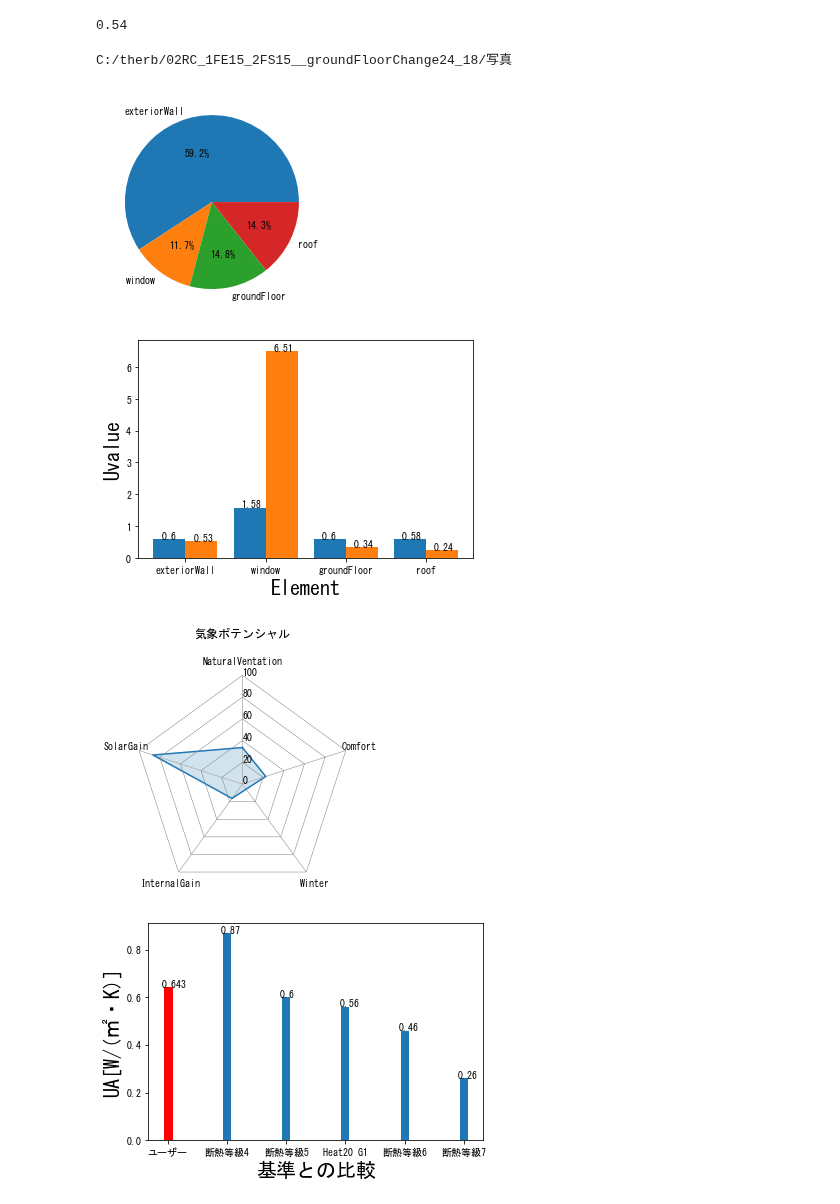
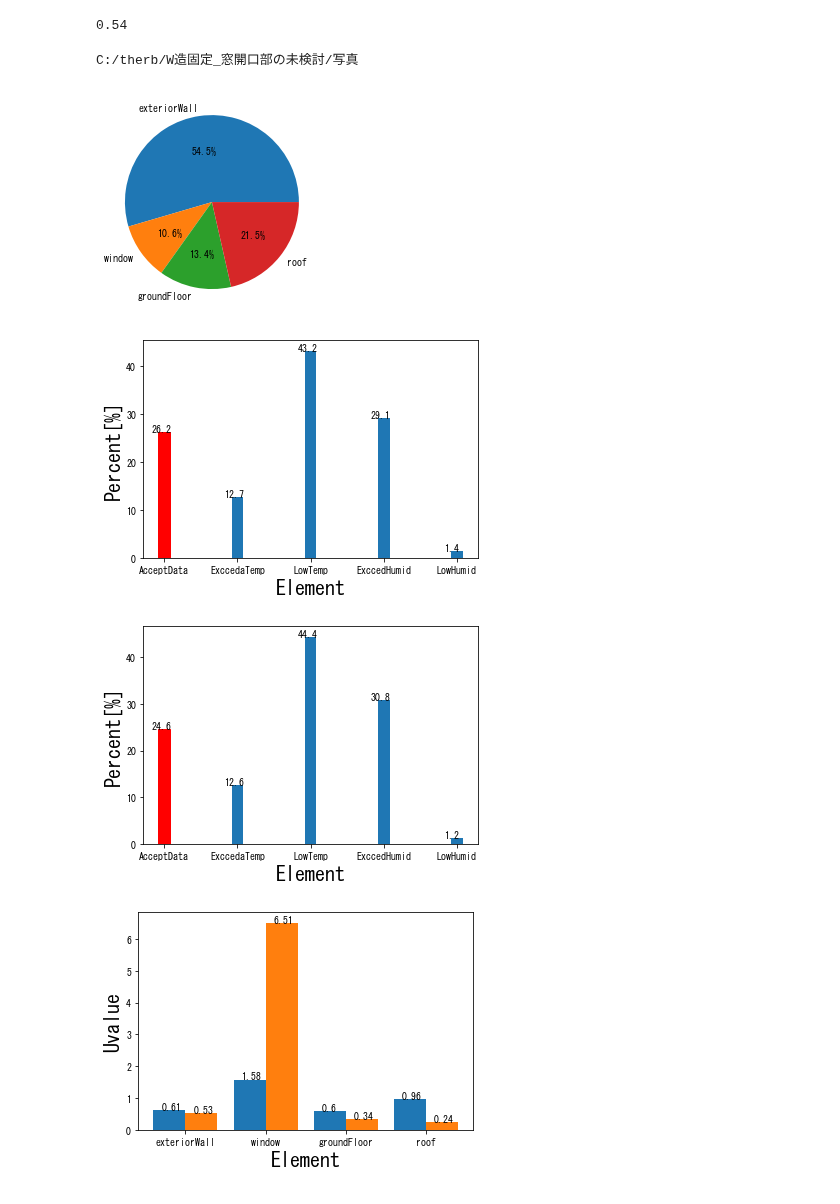
Before and after one commit to becat-oss/therb-notebook, a Jupyter notebook: 【守田】→まとめ.ipynb, the cells around one changed output. Cells and saved outputs as stored; diff of their text form; code cells hidden in the pictures.

```diff
--- a/【守田】→まとめ.ipynb
+++ b/【守田】→まとめ.ipynb
@@ -318,6 +318,42 @@ def polygonbar_Outdoorpotencial(id,path):
     ax.set_title("気象ポテンシャル", pad=20,fontname="MS Gothic")
     fig.savefig(f'{path}/気象ポテンシャル.png')
 
+# 部屋のポテンシャルを比較する。(棒グラフ)
+def compareIndoor1data(id1,path):
+    data1=int(id1)
+    for listcount in range(len(Indoorenvironmentalresults(data1))):
+        height = list(Indoorenvironmentalresults(data1)[listcount]["results"].values())
+        roomId=Indoorenvironmentalresults(data1)[listcount]["roomId"]
+        # グラフを描画する
+        fig, ax = plt.subplots()
+        x = np.arange(1, 6)
+        bar_comparesingleIndoorenvironment(ax, x, height)
+        #軸を設定する。
+        plt.xlabel("Element", fontsize=20)
+        plt.ylabel("Percent[%]", fontsize=20)
+        fig.savefig(f'{path}/{roomId}室内ポテンシャル.png')
+
+#compareIndoor1data(id1,path)の為の関数
+# -*- coding: utf-8 -*-
+#!/usr/bin/env python
+def bar_comparesingleIndoorenvironment(axes, x, height):
+    plt.rcParams["font.family"] = "MS Gothic"
+    n = len(height)
+    width = 0.8 / n
+
+    if n % 2 == 0:
+        diff = - (n / 2) * width
+        S=axes.bar(x + diff, height, width, align='center',tick_label=['AcceptData', 'ExccedaTemp', 'LowTemp', 'ExccedHumid', 'LowHumid'])
+        S[0].set_color("red")
+        for value in range(len(height)):
+            plt.annotate(str(height[value]), xy=(value+0.5,height[value]), fontsize=10, color="black")
+    else:
+        diff = - ((n - 1) / 2) * width
+        S=axes.bar(x + diff, height, width, align='center',tick_label=['AcceptData', 'ExccedaTemp', 'LowTemp', 'ExccedHumid', 'LowHumid'])
+        S[0].set_color("red")
+        for value in range(len(height)):
+            plt.annotate(str(height[value]), xy=(value+0.5,height[value]), fontsize=10, color="black")
+
 #実際には実装しないが、今回の卒論で使用するもの
 # -*- coding: utf-8 -*-
 #!/usr/bin/env python
@@ -355,6 +391,7 @@ def compareIndoor2datas(id1,id2,path):
         #軸を設定する。
         plt.xlabel("Element", fontsize=20)
         plt.ylabel("Percent[%]", fontsize=20)
+        plt.legend(["Before","After"], loc='upper right', borderaxespad=1, fontsize=10)
         fig.savefig(f'{path}/{roomId}ポテンシャル_前との比較.png')
 
 #2つのデータ間において部屋のポテンシャル(5角形)を比較
@@ -409,7 +446,7 @@ def CompareIndoorpotencial(id1,id2,path):
         ax.set_rlim([min(rgrids), max(rgrids)])
 
         ax.set_title("室内ポテンシャル", pad=20,fontname="MS Gothic")
-        plt.legend(["After","Before"], loc='upper left', bbox_to_anchor=(0, 1), borderaxespad=1, fontsize=10)
+        plt.legend(["After","Before"], loc='upper right', borderaxespad=1, fontsize=10)
         fig.savefig(f'{path}/{roomId}ポテンシャル.png')
 # %%
 #EvaluateOutdoorPotencial(相対path)
@@ -779,25 +804,26 @@ ConvertRtoUA(1.7)
 0.54
 # %%
 import os
-A=r"C:\therb\02RC_1FE15_2FS15__groundFloorChange24_18"+"/写真"
+A=r"C:\therb\W造固定_窓開口部の未検討"+"/写真"
 
 path=A.replace("\\", "/")
 dir = path  # 作りたいディレクトリ名
 os.makedirs(dir)
-Id=int(50)
+Id=int(39)
 BeforeId=int(48)
 print(path)
 calcUAEffect(Id,path)
+compareIndoor1data(Id,path)
 Explodebar_UAelement(Id,path)
 polygonbar_Outdoorpotencial(Id,path)
 EvaluateOutdoorPotencial(Id,path)
 EvaluateIndoorPotencial(Id,path)
 Explodebar_UAotherStandard(Id,path)
 compareIndoor2datas(BeforeId,Id,path)
 CompareIndoorpotencial(Id,BeforeId,path)
 # %% [output]
-C:/therb/02RC_1FE15_2FS15__groundFloorChange24_18/写真
+C:/therb/W造固定_窓開口部の未検討/写真
-[figure, old version]
+[figure, new version]
-[figure, old version]
+[figure, new version]
-[figure, old version]
+[figure, new version]
-[figure, old version]
+[figure, new version]
```
Also changed, not shown: parts of 6 cells of this notebook.
